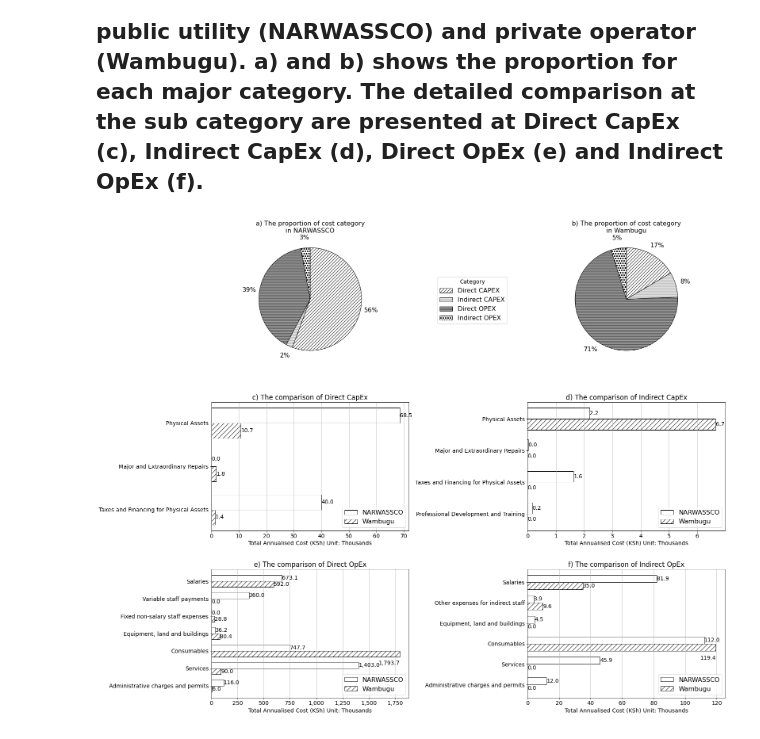
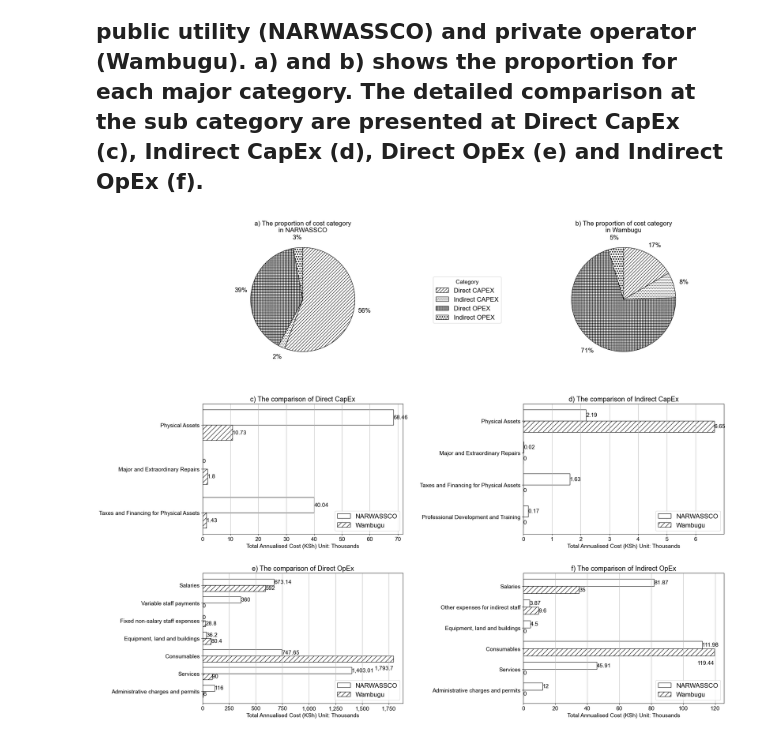
Before and after one commit to JinIgarashi/cactus-narok-figures, a Jupyter notebook: Figure3-6 comparison of NARWASSCO and Wambugu.ipynb, the cells around one changed output. Cells and saved outputs as stored; diff of their text form; code cells hidden in the pictures.

```diff
--- a/Figure3-6 comparison of NARWASSCO and Wambugu.ipynb
+++ b/Figure3-6 comparison of NARWASSCO and Wambugu.ipynb
@@ -11,6 +11,8 @@ sheetname = r'fsm_E&T'
 
 hatches = ['///', '...', '+++', 'oo']
 
+plt.rcParams['font.sans-serif'] = "Arial"
+plt.rcParams['font.family'] = "sans-serif"
 plt.rcParams['font.size'] = 14
 
 dpi = 700
@@ -56,13 +58,27 @@ def createComparedBarchart(ax, sheet_name, x_col_1, x_col_2, y_col, title, x_lab
     ax.set_title(title)
 
     for i, v in enumerate(df[x_col_1]):
-        ax.text(v, i, '{:,.1f}'.format(v / 1000), color='k', va='center', fontsize=14)
+        label = '{:,.2f}'.format(v / 1000)
+        if v == 0:
+            label = 0
+        elif label.endswith('.00'):
+            label = label[:-3]
+        elif label.endswith('0'):
+            label = label[:-1]
+        ax.text(v, i, label, color='k', va='center', fontsize=14)
 
     for i, v in enumerate(df[x_col_2]):
+        label = '{:,.2f}'.format(v / 1000)
+        if v == 0:
+            label = 0
+        elif label.endswith('.00'):
+            label = label[:-3]
+        elif label.endswith('0'):
+            label = label[:-1]
         if (df[y_col][i] == 'Consumables'):
-            ax.text(v, i + width * 2.5, '{:,.1f}'.format(v / 1000), color='k', va='center', fontsize=14, ha='right')
+            ax.text(v, i + width * 2.5, label, color='k', va='center', fontsize=14, ha='right')
         else:
-            ax.text(v, i + width, '{:,.1f}'.format(v / 1000), color='k', va='center', fontsize=14)
+            ax.text(v, i + width, label, color='k', va='center', fontsize=14)
 
     ax.legend(loc='lower right', prop={"size":16})
 # %%
@@ -90,7 +106,7 @@ createPiechart(
     value_col='Wambugu'
 )
 
-plt.legend(wedges, df[group_col], title=group_col, loc='upper center', bbox_to_anchor=(-0.7, 0.7), prop={"size":16})
+plt.legend(df[group_col], title=group_col, loc='upper center', bbox_to_anchor=(-0.7, 0.7), prop={"size":16})
 
 ax3 = fig.add_subplot(3, 2, 3)
 
@@ -118,31 +134,31 @@ createComparedBarchart(
 
 ax5 = fig.add_subplot(3, 2, 5)
 
 createComparedBarchart(
     ax5,
     sheet_name='fsm_E&T_directopex',
     x_col_1='NARWASSCO',
     x_col_2='Wambugu',
     y_col='Category',
     title='e) The comparison of Direct OpEx',
     x_label='Total Annualised Cost (KSh) Unit: Thousands'
 )
 
 ax6 = fig.add_subplot(3, 2, 6)
 
 createComparedBarchart(
     ax6,
     sheet_name='fsm_E&T_indirectopex',
     x_col_1='NARWASSCO',
     x_col_2='Wambugu',
     y_col='Category',
     title='f) The comparison of Indirect OpEx',
     x_label='Total Annualised Cost (KSh) Unit: Thousands'
 )
 
 plt.subplots_adjust(left=0.05, right=0.95, bottom=0.05, top=0.95, wspace=0.6, hspace=0.3)
 
 plt.savefig(file_path, format="png", dpi=dpi, transparent=True, bbox_inches='tight')
 plt.show()
 # %% [output]
-[figure, old version]
+[figure, new version]
```
Also changed, not shown: 13 other files.
